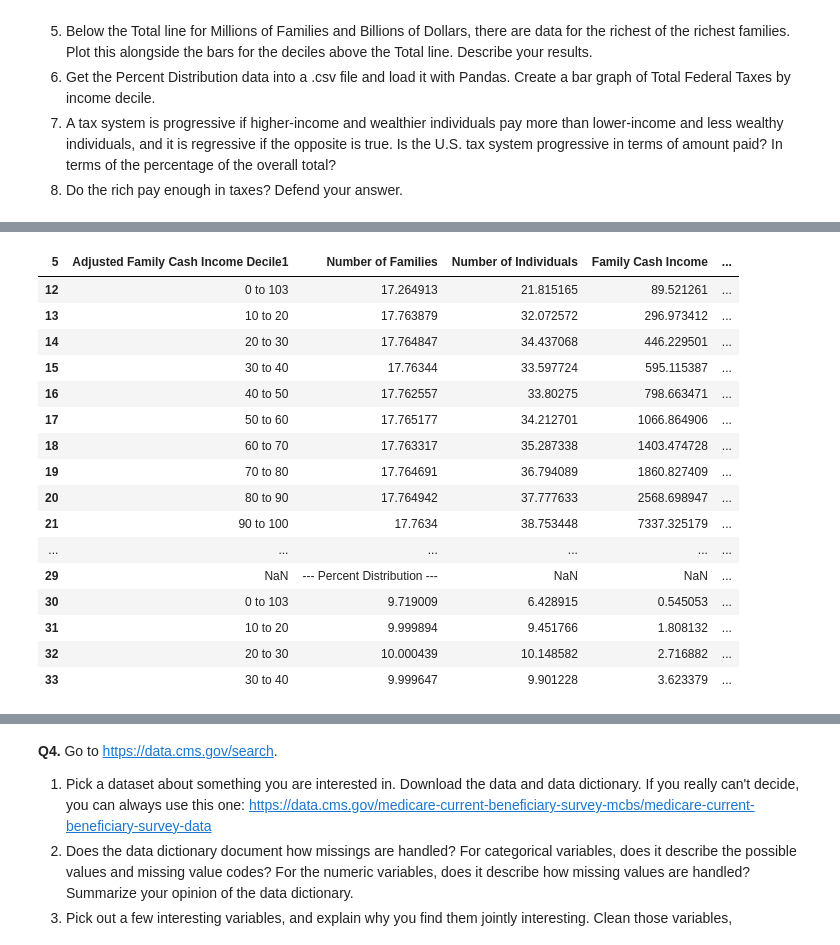
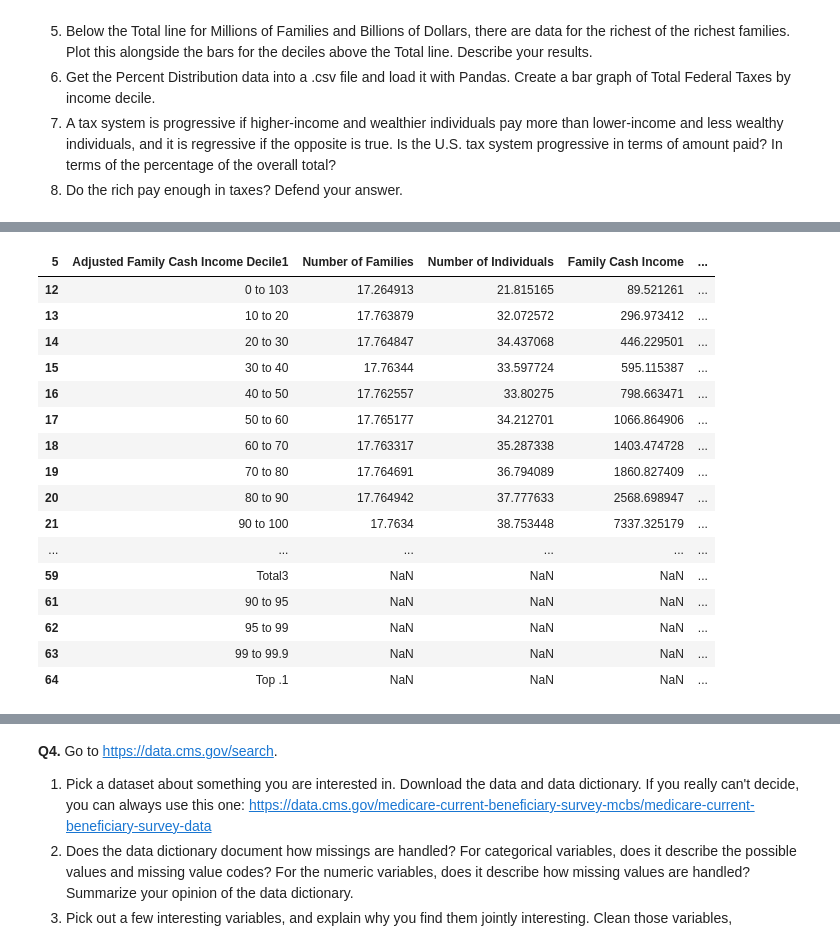
Before and after one commit to EBaner/visualization, a Jupyter notebook: assignment/assignment.ipynb, the cells around one changed output, grey strips where cells are left out. Saved outputs shown, nothing was run; the diff lists cells and outputs as text; code cells hidden in the pictures.

```diff
--- a/assignment/assignment.ipynb
+++ b/assignment/assignment.ipynb
@@ -353,34 +338,35 @@ Successfully installed tabula-py-2.9.3
 # %%
 import pandas as pd
 import matplotlib.pyplot as plt
 
 df = pd.read_excel('/content/visualization/assignment/data/Distribution-of-Tax-Burden-Current-Law-2019.xlsx')
+df = df.iloc[:66]
 df.columns = df.iloc[5]
 df = df.drop(index=[0, 1, 2, 3,5,11])
 df = df.drop(df.columns[:2], axis=1)
 df = df.dropna(how='all')
 for col in df.columns:
     if pd.api.types.is_numeric_dtype(df[col]): #from Gen AI
         df[col] = pd.to_numeric(df[col], errors='coerce')
 df = df.round(1)
 
-df.head(20)
+df.head(50)
 # %% [output]
 | 5 | Adjusted Family Cash Income Decile1 | Number of Families | Number of Individuals | Family Cash Income | ... |
 | 12 | 0 to 103 | 17.264913 | 21.815165 | 89.521261 | ... |
 | 13 | 10 to 20 | 17.763879 | 32.072572 | 296.973412 | ... |
 | 14 | 20 to 30 | 17.764847 | 34.437068 | 446.229501 | ... |
 | 15 | 30 to 40 | 17.76344 | 33.597724 | 595.115387 | ... |
 | 16 | 40 to 50 | 17.762557 | 33.80275 | 798.663471 | ... |
 | 17 | 50 to 60 | 17.765177 | 34.212701 | 1066.864906 | ... |
 | 18 | 60 to 70 | 17.763317 | 35.287338 | 1403.474728 | ... |
 | 19 | 70 to 80 | 17.764691 | 36.794089 | 1860.827409 | ... |
 | 20 | 80 to 90 | 17.764942 | 37.777633 | 2568.698947 | ... |
 | 21 | 90 to 100 | 17.7634 | 38.753448 | 7337.325179 | ... |
 | ... | ... | ... | ... | ... | ... |
-| 29 | NaN | --- Percent Distribution --- | NaN | NaN | ... |
-| 30 | 0 to 103 | 9.719009 | 6.428915 | 0.545053 | ... |
-| 31 | 10 to 20 | 9.999894 | 9.451766 | 1.808132 | ... |
-| 32 | 20 to 30 | 10.000439 | 10.148582 | 2.716882 | ... |
-| 33 | 30 to 40 | 9.999647 | 9.901228 | 3.623379 | ... |
+| 59 | Total3 | NaN | NaN | NaN | ... |
+| 61 | 90 to 95 | NaN | NaN | NaN | ... |
+| 62 | 95 to 99 | NaN | NaN | NaN | ... |
+| 63 | 99 to 99.9 | NaN | NaN | NaN | ... |
+| 64 | Top .1 | NaN | NaN | NaN | ... |
 # %%
```
Also changed, not shown: parts of 5 cells of this notebook.
